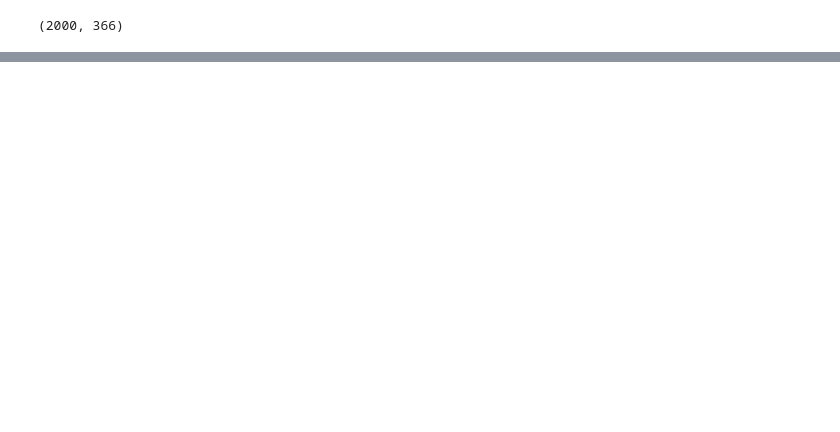
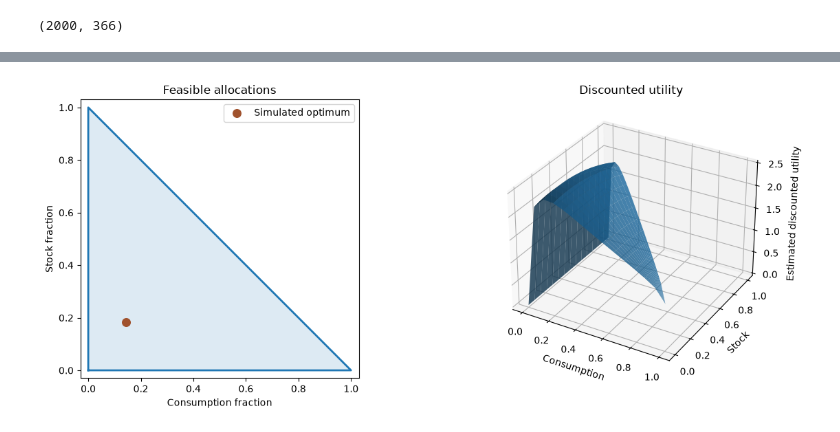
Before and after one commit to MingchaoCai/Quantitative-Finance-Notes, a Jupyter notebook: 04-Discrete-Time-GBM-and-Merton/01-Discrete-Time-GBM-Simulation.ipynb, the cells around one changed output, grey strips where cells are left out. Cells and saved outputs as stored; diff of their text form; code cells hidden in the pictures; blank space fills up the shorter version.

```diff
--- a/04-Discrete-Time-GBM-and-Merton/01-Discrete-Time-GBM-Simulation.ipynb
+++ b/04-Discrete-Time-GBM-and-Merton/01-Discrete-Time-GBM-Simulation.ipynb
@@ -86,0 +391,17 @@ fig.tight_layout()
+# %%
+def compute_expected_utility(W0, eta, r, S, times, p_gamma, p_S, b):
+
+    gamma = compute_consumption(W0, r, S, times, p_gamma,p_S)
+
+    discounted = np.exp(-b * times[ :-1]) * gamma[:, :-1]**(1 - eta)
+
+    return discounted.sum(axis = 1).mean()
+# %%
+r,mu,sigma =0.02,0.08,0.7
+S0,W0,eta, b=100,1,0.5,0.10
+T,n_steps,n_paths=100,100,5000
+
+S,times=simulate_gbm_paths(S0,mu,sigma,T,n_steps,n_paths)
+U=compute_expected_utility(W0,eta,r,S,times,0.8,0.1,b)
+
+print(U)
@@ -86,0 +459,53 @@ fig.tight_layout()
+# %%
+grid_size = 15
+p_gamma = np.zeros((grid_size, grid_size))
+p_S = np.zeros_like(p_gamma)
+expected_utility = np.zeros_like(p_gamma)
+
+for i in range(grid_size):
+    for j in range(grid_size):
+        p_gamma[i, j] = i / (grid_size - 1)
+        p_S[i, j] = (1 - p_gamma[i, j]) * j / (grid_size - 1)
+        expected_utility[i, j] = compute_expected_utility(
+            W0, eta, r, S, times, p_gamma[i, j], p_S[i, j], b
+        )
+
+# Find the best allocation on the grid
+best_idx = np.unravel_index(np.argmax(expected_utility), expected_utility.shape)
+optimal_p_gamma = p_gamma[best_idx]
+optimal_p_S = p_S[best_idx]
+
+# Create two plots
+fig = plt.figure(figsize=(13, 5))
+
+# Left: Feasible allocations
+ax1 = fig.add_subplot(1, 2, 1)
+
+ax1.fill([0, 0, 1], [0, 1, 0], alpha=0.15)
+ax1.plot([0, 0, 1, 0], [0, 1, 0, 0], linewidth=2)
+
+ax1.scatter(optimal_p_gamma, optimal_p_S,
+            color="sienna", s=70, label="Simulated optimum")
+
+ax1.set_xlabel("Consumption fraction")
+ax1.set_ylabel("Stock fraction")
+ax1.set_title("Feasible allocations")
+ax1.set_xlim(-0.03, 1.03)
+ax1.set_ylim(-0.03, 1.03)
+ax1.legend()
+ax1.set_aspect("equal", adjustable="box")
+
+# Right: Expected utility surface
+ax2 = fig.add_subplot(1, 2, 2, projection="3d")
+
+ax2.plot_surface(p_gamma, p_S, expected_utility, alpha=0.8)
+
+ax2.set_xlabel("Consumption")
+ax2.set_ylabel("Stock")
+ax2.set_zlabel("Estimated discounted utility")
+ax2.set_title("Discounted utility")
+
+plt.tight_layout()
+plt.show()
+# %% [output]
+[figure, added]
```
Also changed, not shown: parts of 15 cells of this notebook.
